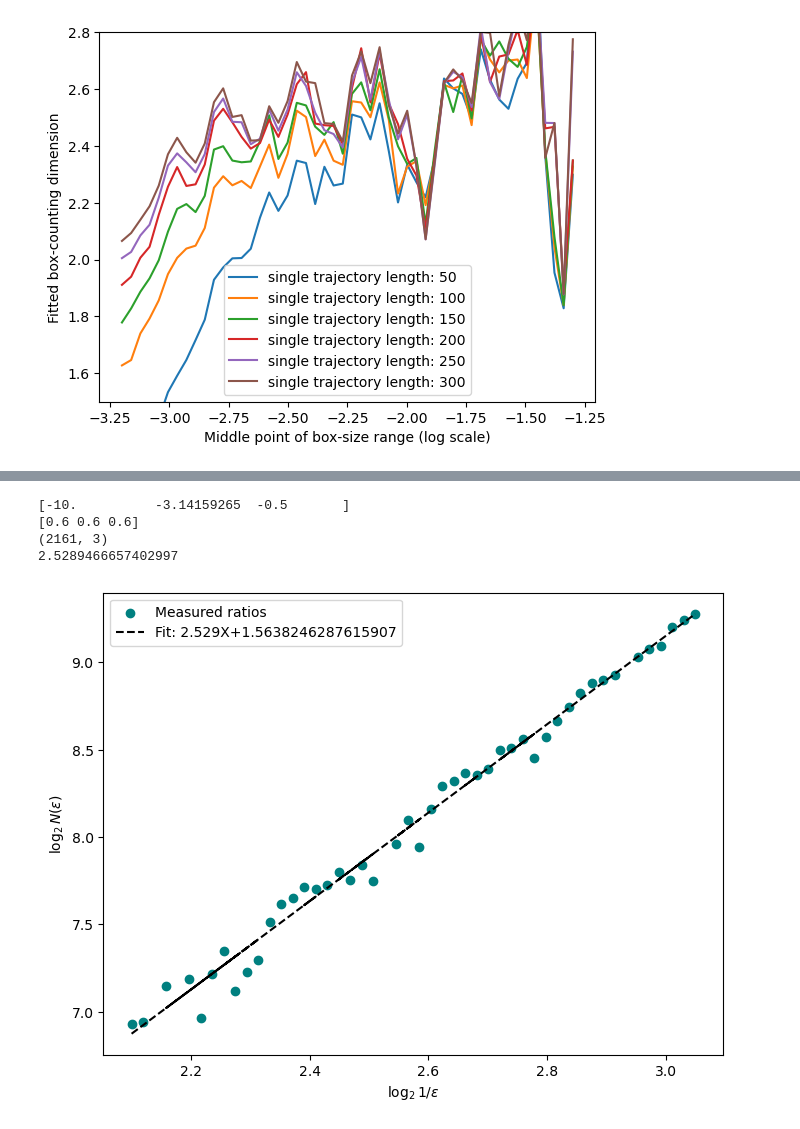
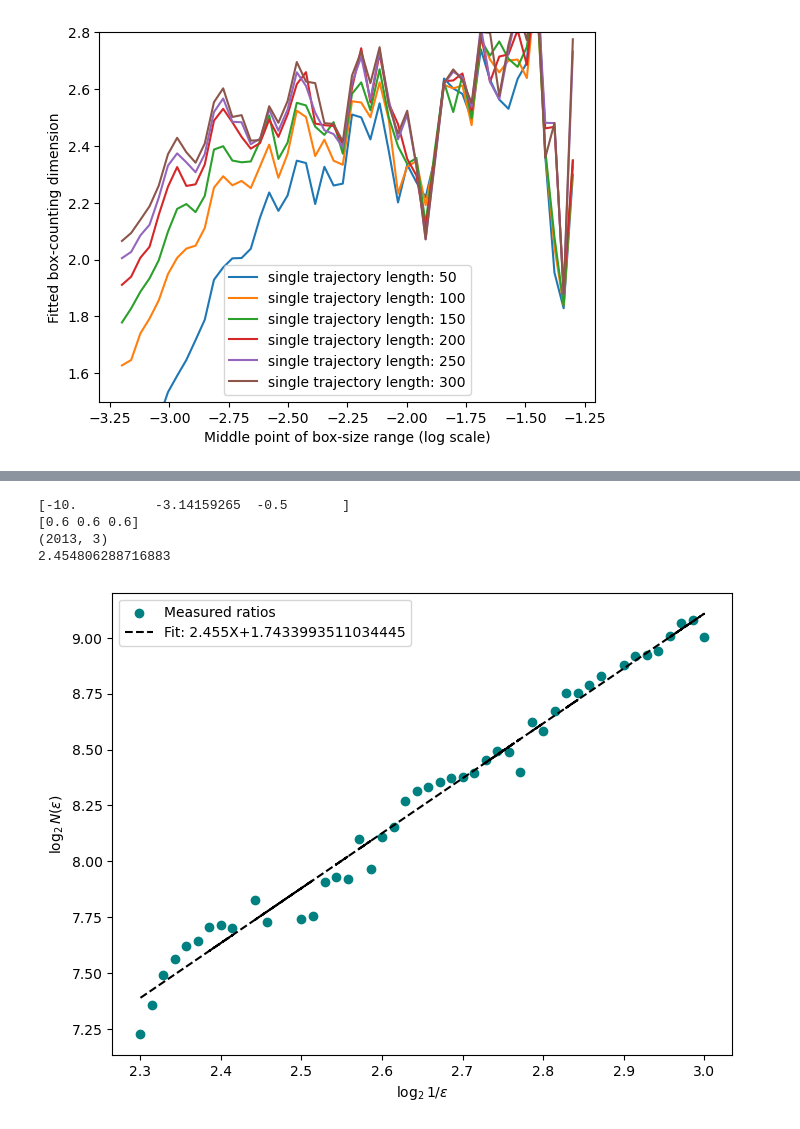
Before and after one commit to HuangYujun-JunkyTalent/DataDrivenSafetyFilter, a Jupyter notebook: double_integrator_test.ipynb, the cells around one changed output, grey strips where cells are left out. Cells and saved outputs as stored; diff of their text form; code cells hidden in the pictures.

```diff
--- a/double_integrator_test.ipynb
+++ b/double_integrator_test.ipynb
@@ -872,33 +933,33 @@ print(d)
 # %%
-io_data_list = io_data_list_list[2]
+io_data_list = io_data_list_list[4]
 H_ux, _ = get_datasets_hankel_matrix(io_data_list, 1, 0)
 # print(H_ux[:,0:2])
 locs = np.array(H_ux.T) # normalize data
 # print(locs[0:2,:])
 
 region_min = np.hstack([u_min, x_min])
 region_max = np.hstack([u_max, x_max])
 # region_min = np.min(locs, axis=0)
 # region_max = np.max(locs, axis=0)
 mask = np.all((locs >= region_min) & (locs <= region_max), axis=1)
 locs = locs[mask]
 
 region_size = region_max - region_min
 regin_min = region_min - 0.1 * region_size
 region_max = region_max + 0.1 * region_size
 
 regin_min = regin_min/region_size
 region_max = region_max/region_size
 locs = locs/region_size
 print(region_min)
 print(region_max)
 print(locs.shape)
-d, log_N, log_inverse_size = fractal_dimension(locs=locs, region_min=region_min, region_max=region_max, max_box_size=-2.1, min_box_size=-3.05, n_samples=50, n_offsets=30, plot=True)
+d, log_N, log_inverse_size = fractal_dimension(locs=locs, region_min=region_min, region_max=region_max, max_box_size=-2.3, min_box_size=-3, n_samples=50, n_offsets=30, plot=True)
 print(d)
 # %% [output]
 [-10.          -3.14159265  -0.5       ]
 [0.6 0.6 0.6]
-(2161, 3)
-2.5289466657402997
+(2013, 3)
+2.454806288716883
-[figure, old version]
+[figure, new version]
 # %%
```
Also changed, not shown: parts of 15 cells of this notebook, 1 other file.
